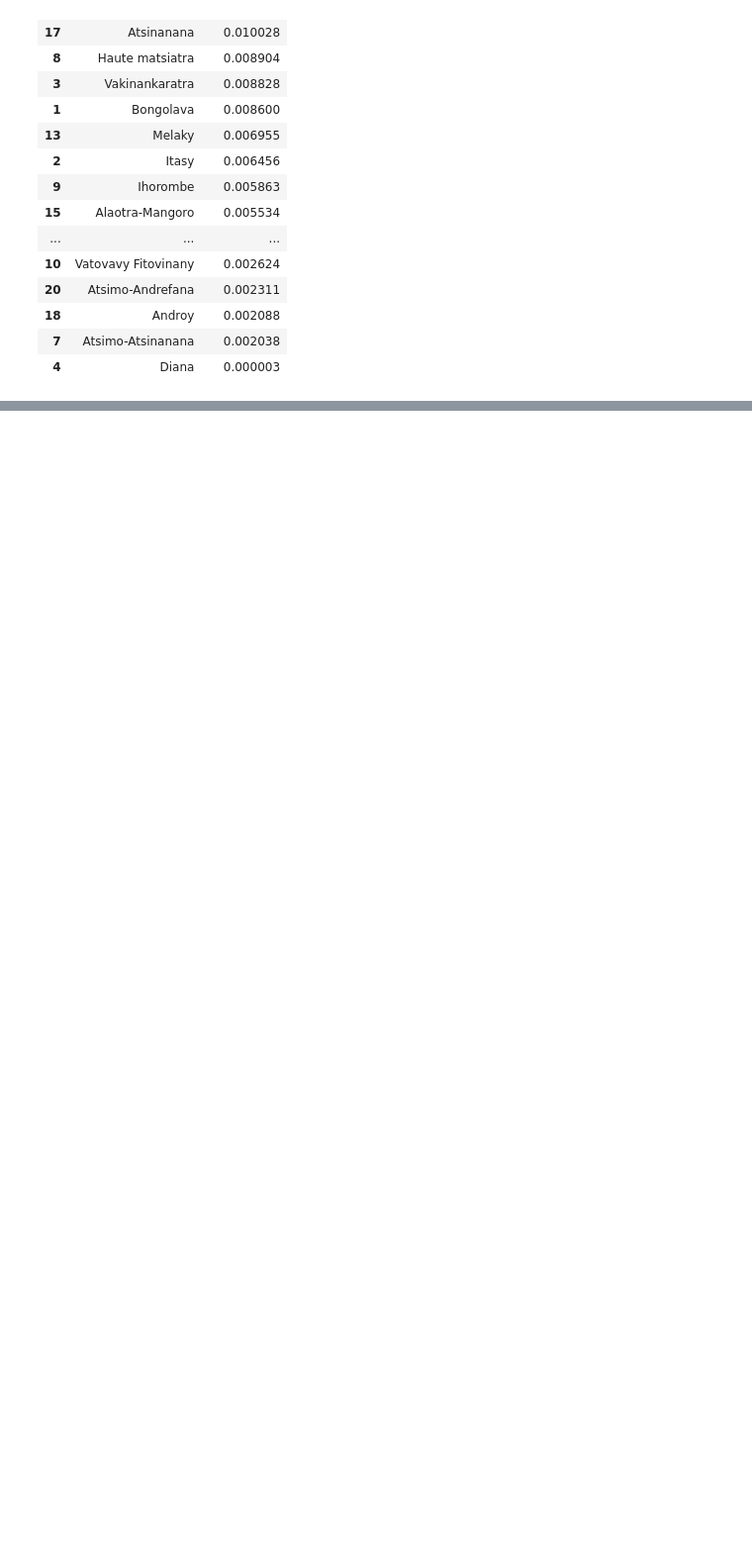
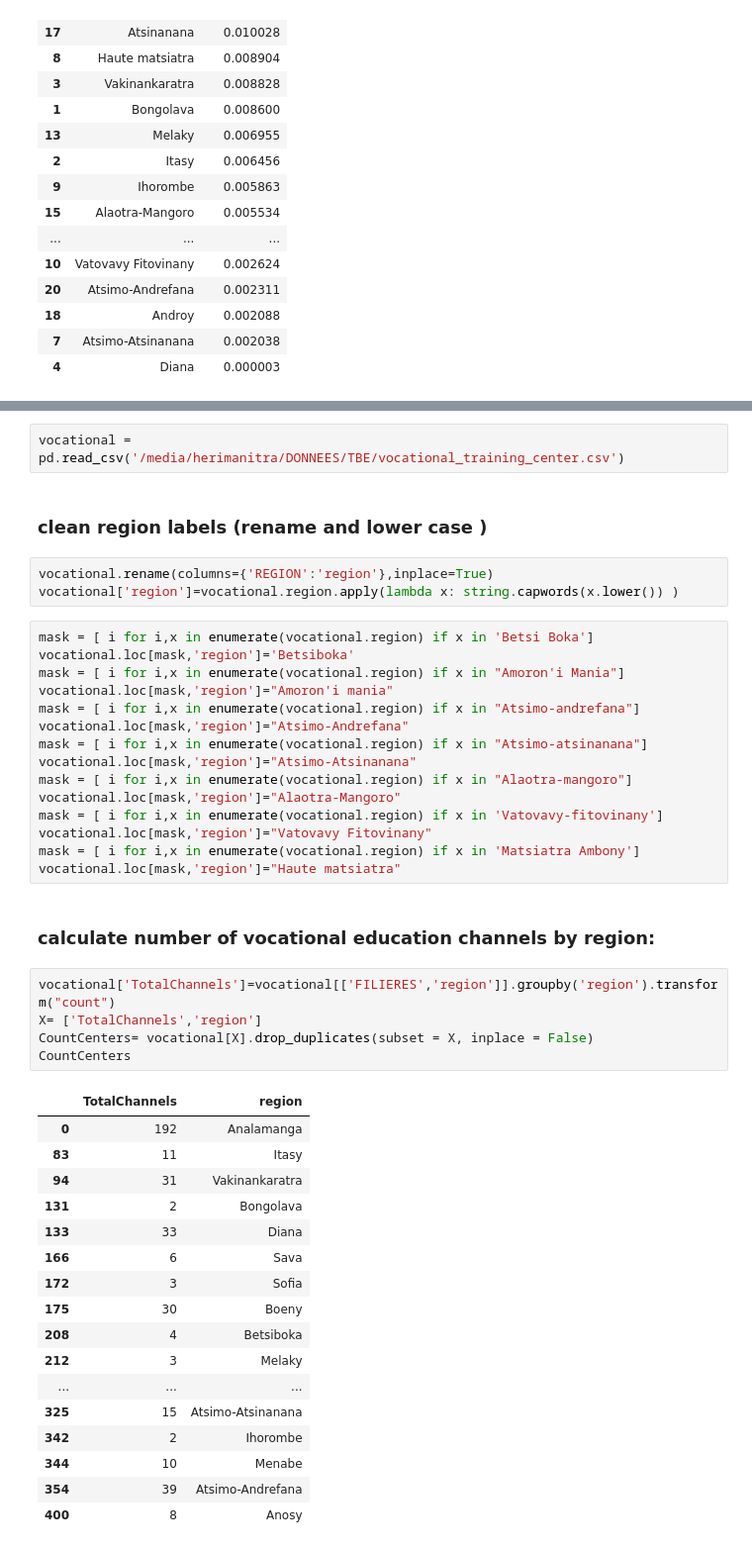
Before and after one commit to RanaivosonHerimanitra/Madagascar-in-Maps, a Jupyter notebook: madamap.ipynb, the cells around one changed output, grey strips where cells are left out. Shown: that part at 99% size. Cells and saved outputs as stored; diff of their text form; blank space fills up the shorter version.

```diff
--- a/madamap.ipynb
+++ b/madamap.ipynb
@@ -237,0 +243,47 @@ df[['region','EsesbyPop']].sort_values(by=['EsesbyPop'], ascending=False)
+# %%
+vocational = pd.read_csv('/media/herimanitra/DONNEES/TBE/vocational_training_center.csv')
+# %% [markdown]
+### clean region labels (rename and lower case )
+# %%
+vocational.rename(columns={'REGION':'region'},inplace=True)
+vocational['region']=vocational.region.apply(lambda x: string.capwords(x.lower()) )
+# %%
+mask = [ i for i,x in enumerate(vocational.region) if x in 'Betsi Boka']
+vocational.loc[mask,'region']='Betsiboka'
+mask = [ i for i,x in enumerate(vocational.region) if x in "Amoron'i Mania"]
+vocational.loc[mask,'region']="Amoron'i mania"
+mask = [ i for i,x in enumerate(vocational.region) if x in "Atsimo-andrefana"]
+vocational.loc[mask,'region']="Atsimo-Andrefana"
+mask = [ i for i,x in enumerate(vocational.region) if x in "Atsimo-atsinanana"]
+vocational.loc[mask,'region']="Atsimo-Atsinanana"
+mask = [ i for i,x in enumerate(vocational.region) if x in "Alaotra-mangoro"]
+vocational.loc[mask,'region']="Alaotra-Mangoro"
+mask = [ i for i,x in enumerate(vocational.region) if x in 'Vatovavy-fitovinany']
+vocational.loc[mask,'region']="Vatovavy Fitovinany"
+mask = [ i for i,x in enumerate(vocational.region) if x in 'Matsiatra Ambony']
+vocational.loc[mask,'region']="Haute matsiatra"
+# %% [markdown]
+### calculate number of vocational education  channels by region:
+# %%
+vocational['TotalChannels']=vocational[['FILIERES','region']].groupby('region').transform("count")
+X= ['TotalChannels','region']
+CountCenters= vocational[X].drop_duplicates(subset = X, inplace = False)
+CountCenters
+# %% [output]
+|  | TotalChannels | region |
+| 0 | 192 | Analamanga |
+| 83 | 11 | Itasy |
+| 94 | 31 | Vakinankaratra |
+| 131 | 2 | Bongolava |
+| 133 | 33 | Diana |
+| 166 | 6 | Sava |
+| 172 | 3 | Sofia |
+| 175 | 30 | Boeny |
+| 208 | 4 | Betsiboka |
+| 212 | 3 | Melaky |
+| ... | ... | ... |
+| 325 | 15 | Atsimo-Atsinanana |
+| 342 | 2 | Ihorombe |
+| 344 | 10 | Menabe |
+| 354 | 39 | Atsimo-Andrefana |
+| 400 | 8 | Anosy |
```
Also changed, not shown: parts of 20 cells of this notebook.
